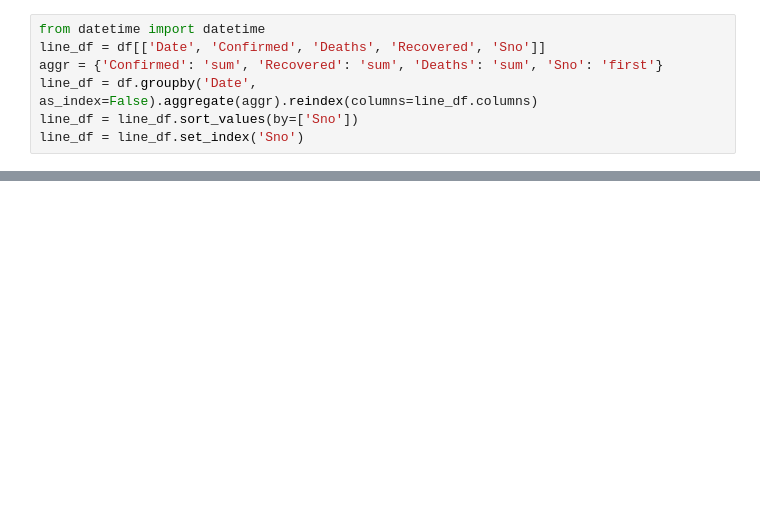
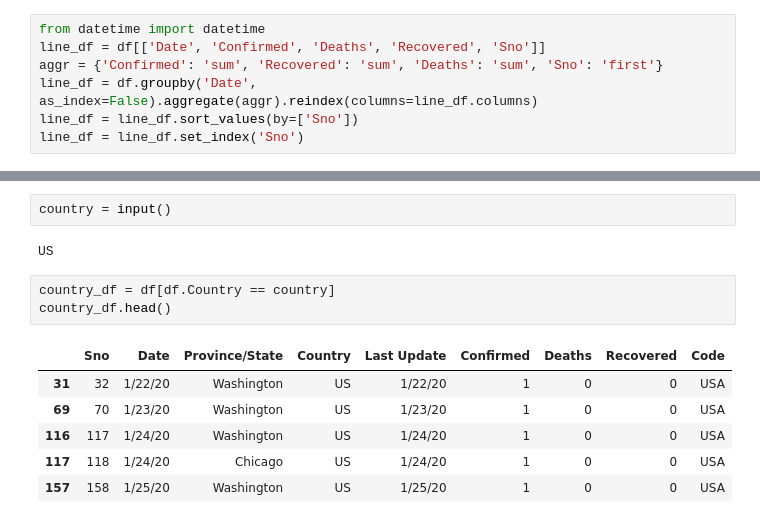
Before and after one commit to MeMihir/nCoViD-Viz, a Jupyter notebook: nCoViD-Viz.ipynb, the cells around one changed output, grey strips where cells are left out. Cells and saved outputs as stored; diff of their text form; blank space fills up the shorter version.

```diff
--- a/nCoViD-Viz.ipynb
+++ b/nCoViD-Viz.ipynb
@@ -83,0 +231,14 @@ The pandas.np module is deprecated and will be removed from pandas in a future v
+# %%
+country = input()
+# %% [output]
+US
+# %%
+country_df = df[df.Country == country]
+country_df.head()
+# %% [output]
+|  | Sno | Date | Province/State | Country | Last Update | Confirmed | Deaths | Recovered | Code |
+| 31 | 32 | 1/22/20 | Washington | US | 1/22/20 | 1 | 0 | 0 | USA |
+| 69 | 70 | 1/23/20 | Washington | US | 1/23/20 | 1 | 0 | 0 | USA |
+| 116 | 117 | 1/24/20 | Washington | US | 1/24/20 | 1 | 0 | 0 | USA |
+| 117 | 118 | 1/24/20 | Chicago | US | 1/24/20 | 1 | 0 | 0 | USA |
+| 157 | 158 | 1/25/20 | Washington | US | 1/25/20 | 1 | 0 | 0 | USA |
```
Also changed, not shown: parts of 14 cells of this notebook, 2 other files.
